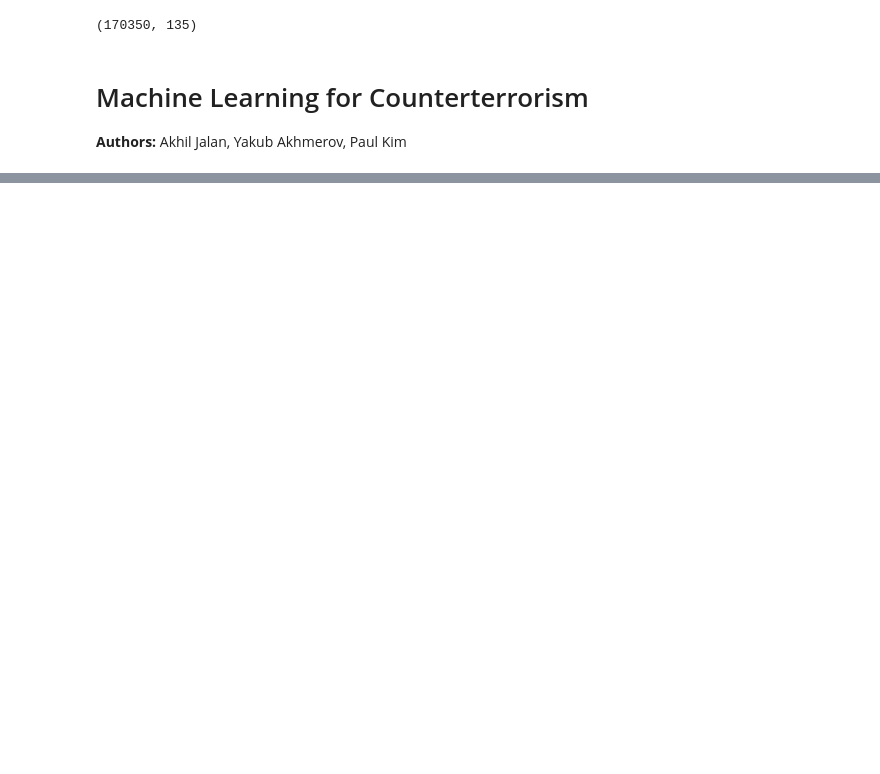
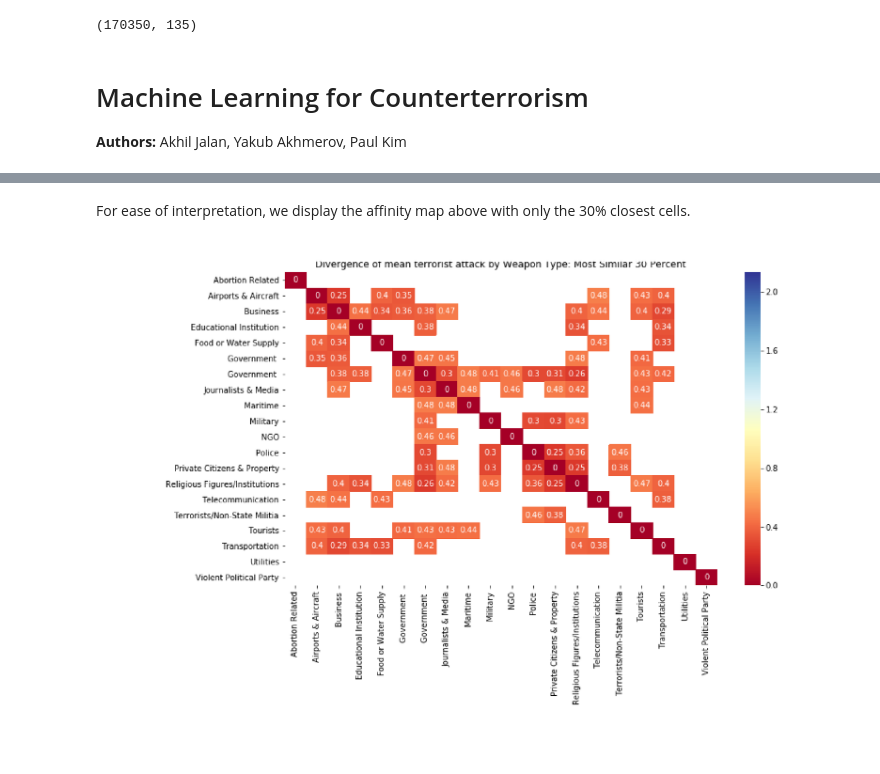
Before and after one commit to jacobakh/ML4CT, a Jupyter notebook: main.ipynb, the cells around one changed output, grey strips where cells are left out. Drawn from its saved outputs; the diff is of its cells as text; code cells hidden in the pictures; blank space fills up the shorter version.

```diff
--- a/main.ipynb
+++ b/main.ipynb
@@ -28,0 +85,6 @@ In order to
+# %% [markdown]
+For ease of interpretation, we display the affinity map above with only the 30% closest cells.
+# %%
+display_image('figures/top30_targtype_heatmap.png')
+# %% [output]
+[figure, added]
```
Also changed, not shown: parts of 16 cells of this notebook.
